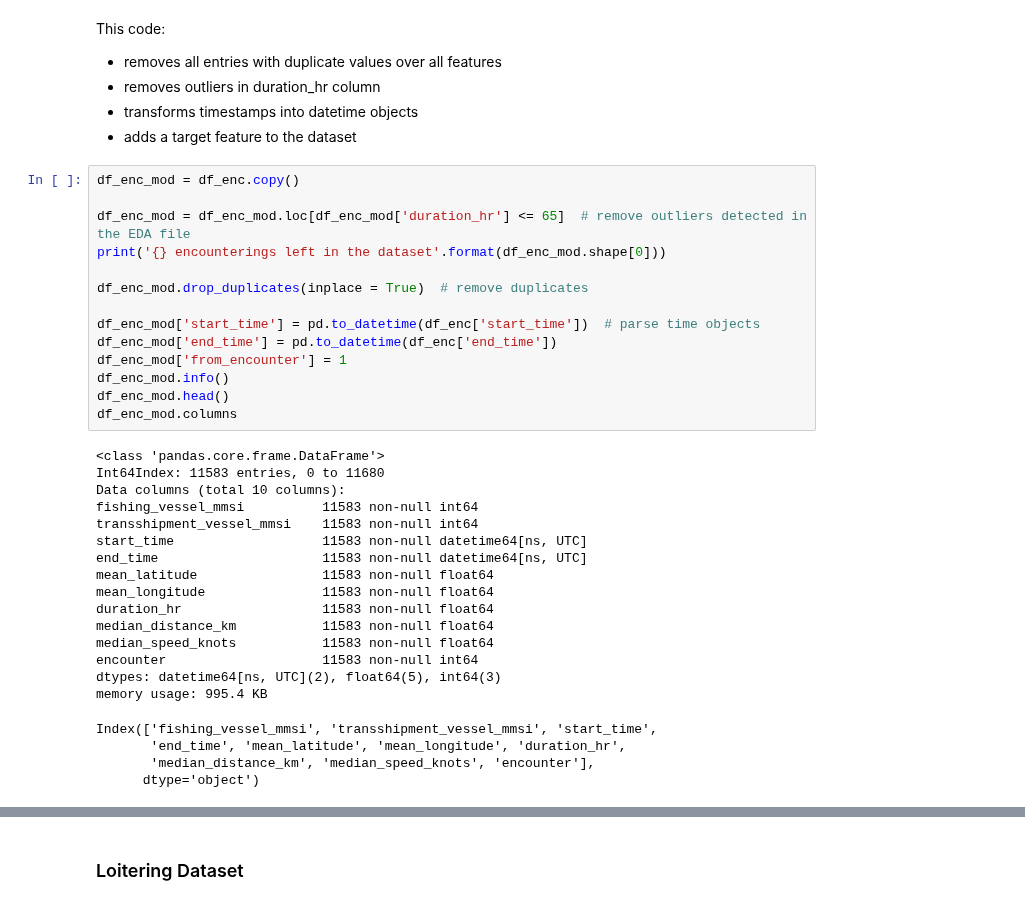
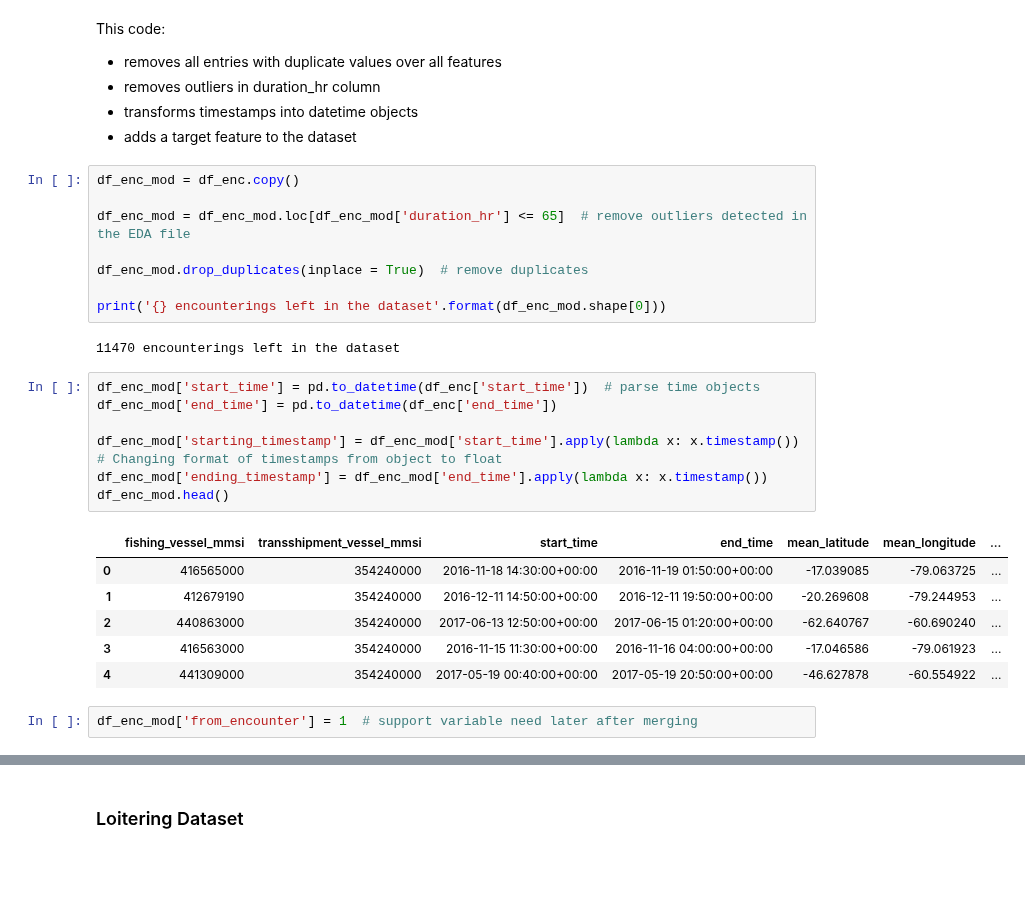
Before and after one commit to neuhart/Doing_DataScience_SS22, a Jupyter notebook: transformation.ipynb, the cells around one changed output, grey strips where cells are left out. Cells and saved outputs as stored; diff of their text form; blank space fills up the shorter version.

```diff
--- a/transformation.ipynb
+++ b/transformation.ipynb
@@ -58,33 +58,25 @@ This code:
 df_enc_mod = df_enc.copy()
 
 df_enc_mod = df_enc_mod.loc[df_enc_mod['duration_hr'] <= 65]  # remove outliers detected in the EDA file
-print('{} encounterings left in the dataset'.format(df_enc_mod.shape[0]))
 
 df_enc_mod.drop_duplicates(inplace = True)  # remove duplicates
 
-df_enc_mod['start_time'] = pd.to_datetime(df_enc['start_time'])  # parse time objects
-df_enc_mod['end_time'] = pd.to_datetime(df_enc['end_time'])
-df_enc_mod['from_encounter'] = 1
-df_enc_mod.info()
-df_enc_mod.head()
-df_enc_mod.columns
+print('{} encounterings left in the dataset'.format(df_enc_mod.shape[0]))
 # %% [output]
-<class 'pandas.core.frame.DataFrame'>
-Int64Index: 11583 entries, 0 to 11680
-Data columns (total 10 columns):
-fishing_vessel_mmsi          11583 non-null int64
-transshipment_vessel_mmsi    11583 non-null int64
-start_time                   11583 non-null datetime64[ns, UTC]
-end_time                     11583 non-null datetime64[ns, UTC]
-mean_latitude                11583 non-null float64
-mean_longitude               11583 non-null float64
-duration_hr                  11583 non-null float64
-median_distance_km           11583 non-null float64
-median_speed_knots           11583 non-null float64
-encounter                    11583 non-null int64
-dtypes: datetime64[ns, UTC](2), float64(5), int64(3)
-memory usage: 995.4 KB
+11470 encounterings left in the dataset
-Index(['fishing_vessel_mmsi', 'transshipment_vessel_mmsi', 'start_time',
-       'end_time', 'mean_latitude', 'mean_longitude', 'duration_hr',
-       'median_distance_km', 'median_speed_knots', 'encounter'],
-      dtype='object')
+# %%
+df_enc_mod['start_time'] = pd.to_datetime(df_enc['start_time'])  # parse time objects
+df_enc_mod['end_time'] = pd.to_datetime(df_enc['end_time'])
+
+df_enc_mod['starting_timestamp'] = df_enc_mod['start_time'].apply(lambda x: x.timestamp()) # Changing format of timestamps from object to float
+df_enc_mod['ending_timestamp'] = df_enc_mod['end_time'].apply(lambda x: x.timestamp())
+df_enc_mod.head()
+# %% [output]
+|  | fishing_vessel_mmsi | transshipment_vessel_mmsi | start_time | end_time | mean_latitude | mean_longitude | ... |
+| 0 | 416565000 | 354240000 | 2016-11-18 14:30:00+00:00 | 2016-11-19 01:50:00+00:00 | -17.039085 | -79.063725 | ... |
+| 1 | 412679190 | 354240000 | 2016-12-11 14:50:00+00:00 | 2016-12-11 19:50:00+00:00 | -20.269608 | -79.244953 | ... |
+| 2 | 440863000 | 354240000 | 2017-06-13 12:50:00+00:00 | 2017-06-15 01:20:00+00:00 | -62.640767 | -60.690240 | ... |
+| 3 | 416563000 | 354240000 | 2016-11-15 11:30:00+00:00 | 2016-11-16 04:00:00+00:00 | -17.046586 | -79.061923 | ... |
+| 4 | 441309000 | 354240000 | 2017-05-19 00:40:00+00:00 | 2017-05-19 20:50:00+00:00 | -46.627878 | -60.554922 | ... |
+# %%
+df_enc_mod['from_encounter'] = 1  # support variable need later after merging
```
Also changed, not shown: parts of 10 cells of this notebook.
